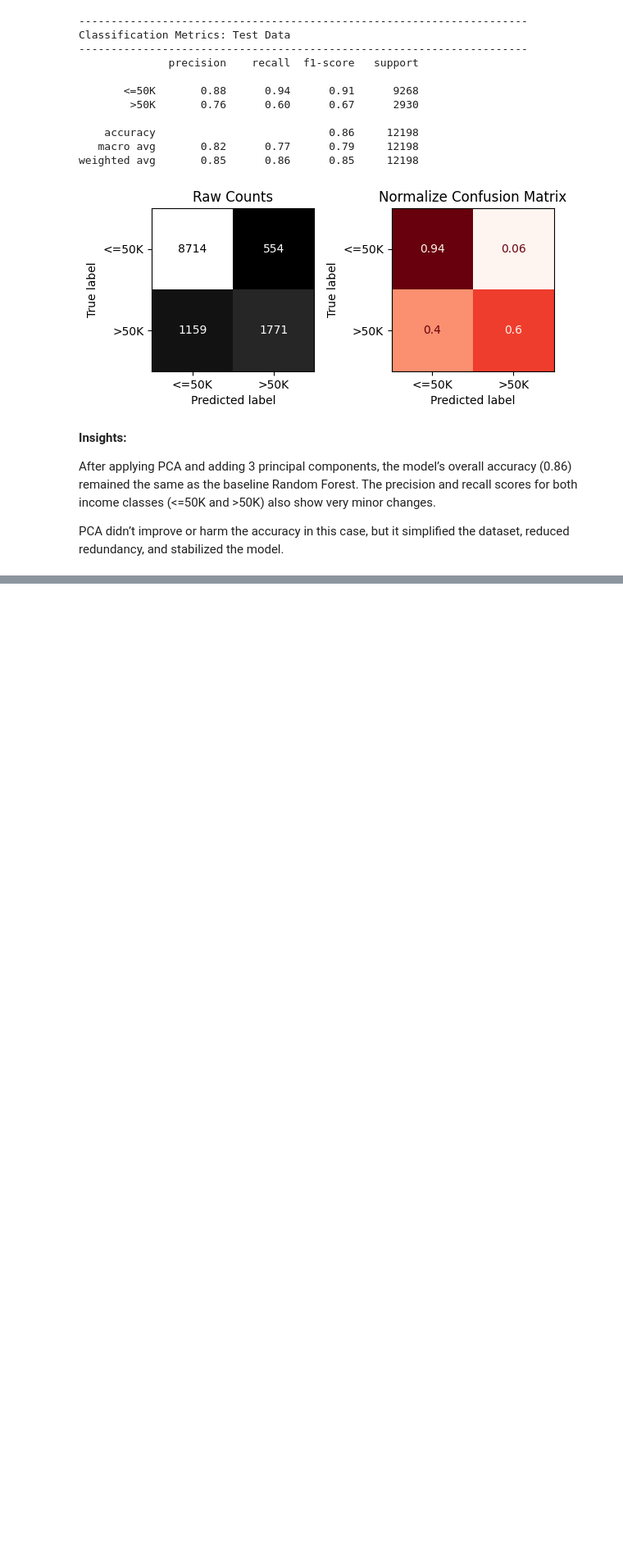
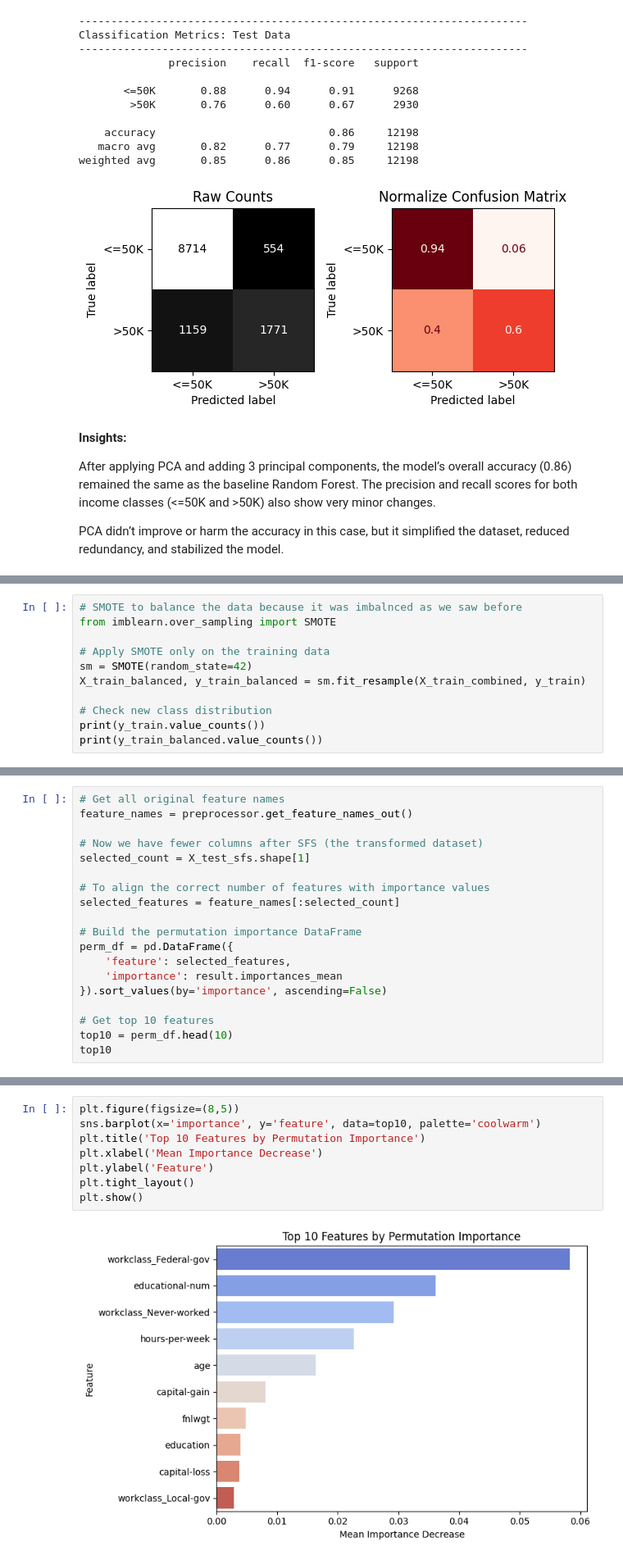
Before and after one commit to NasserKishek/Adult-Income, a Jupyter notebook: Adult_Income.ipynb, the cells around one changed output, grey strips where cells are left out. Shown at 82% size. Saved outputs shown, nothing was run; the diff lists cells and outputs as text; blank space fills up the shorter version.

```diff
--- a/Adult_Income.ipynb
+++ b/Adult_Income.ipynb
@@ -660,0 +663,11 @@ PCA didn’t improve or harm the accuracy in this case, but it simplified the da
+# %%
+# SMOTE to balance the data because it was imbalnced as we saw before
+from imblearn.over_sampling import SMOTE
+
+# Apply SMOTE only on the training data
+sm = SMOTE(random_state=42)
+X_train_balanced, y_train_balanced = sm.fit_resample(X_train_combined, y_train)
+
+# Check new class distribution
+print(y_train.value_counts())
+print(y_train_balanced.value_counts())
@@ -660,0 +766,19 @@ PCA didn’t improve or harm the accuracy in this case, but it simplified the da
+# %%
+# Get all original feature names
+feature_names = preprocessor.get_feature_names_out()
+
+# Now we have fewer columns after SFS (the transformed dataset)
+selected_count = X_test_sfs.shape[1]
+
+# To align the correct number of features with importance values
+selected_features = feature_names[:selected_count]
+
+# Build the permutation importance DataFrame
+perm_df = pd.DataFrame({
+    'feature': selected_features,
+    'importance': result.importances_mean
+}).sort_values(by='importance', ascending=False)
+
+# Get top 10 features
+top10 = perm_df.head(10)
+top10
@@ -660,0 +797,10 @@ PCA didn’t improve or harm the accuracy in this case, but it simplified the da
+# %%
+plt.figure(figsize=(8,5))
+sns.barplot(x='importance', y='feature', data=top10, palette='coolwarm')
+plt.title('Top 10 Features by Permutation Importance')
+plt.xlabel('Mean Importance Decrease')
+plt.ylabel('Feature')
+plt.tight_layout()
+plt.show()
+# %% [output]
+[figure, added]
```
Also changed, not shown: parts of 8 cells of this notebook.
